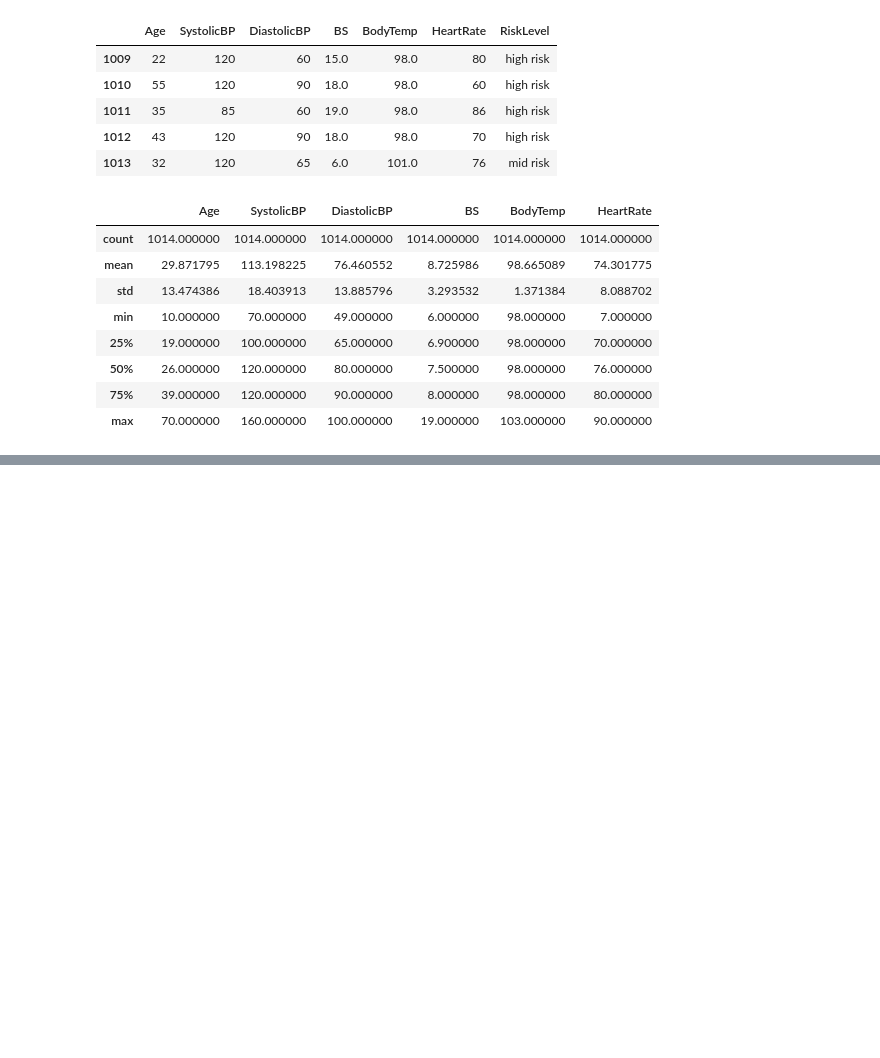
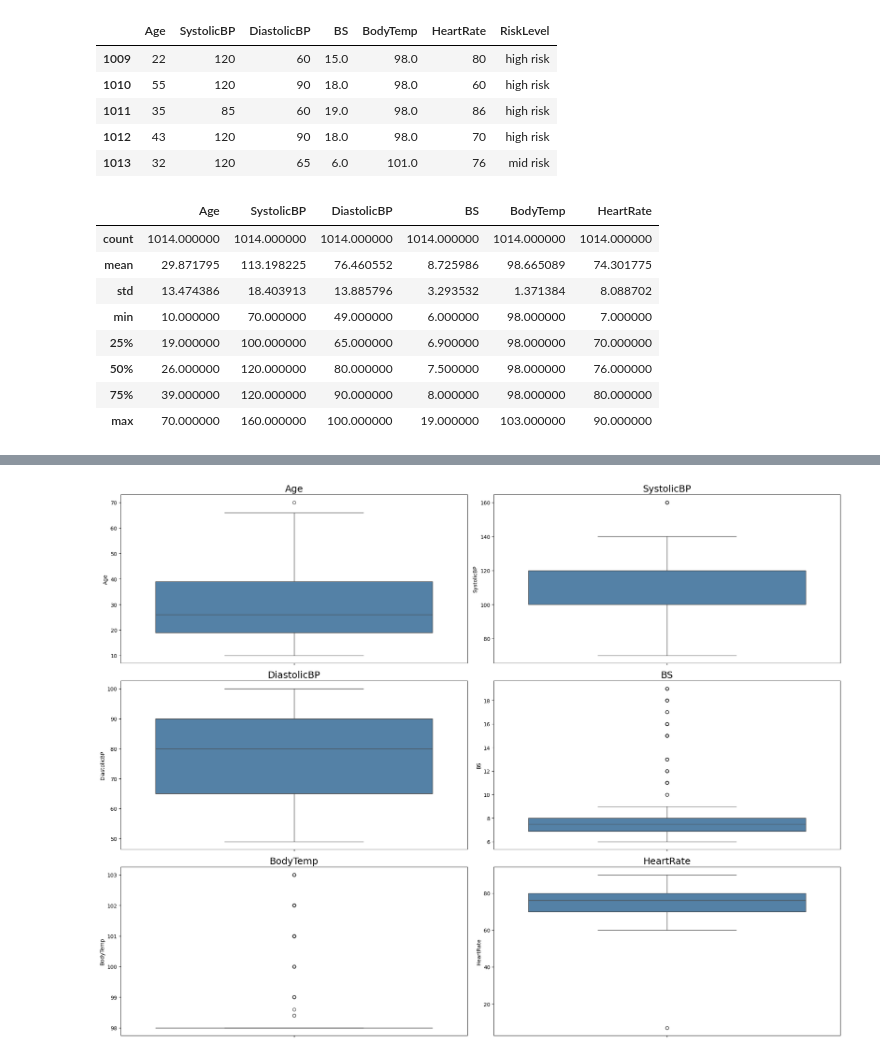
Before and after one commit to bhartikajal/-C-Users-KAJAL-OneDrive-Desktop-landing-page-, a Jupyter notebook: Maternal_Health_Project.ipynb, the cells around one changed output, grey strips where cells are left out. Saved outputs shown, nothing was run; the diff lists cells and outputs as text; code cells hidden in the pictures; blank space fills up the shorter version.

```diff
--- a/Maternal_Health_Project.ipynb
+++ b/Maternal_Health_Project.ipynb
@@ -89,0 +110,15 @@ ValueError: The palette dictionary is missing keys: {'high risk '}
+# %%
+# Plot boxplots for the feature variables
+fig, axes = plt.subplots(nrows=3, ncols=2, figsize=(20, 15))
+
+for ax, column in zip(axes.flatten(), m_df.columns):
+    sns.boxplot(y=m_df[column],
+                color="#4682B4",
+                ax=ax)
+    ax.set_title(f"{column}", fontsize=18)
+
+plt.tight_layout()
+plt.savefig("materanl_skewed_distribution_to_check_outliars.png")
+plt.show()
+# %% [output]
+[figure, added]
```
Also changed, not shown: parts of 46 cells of this notebook.
